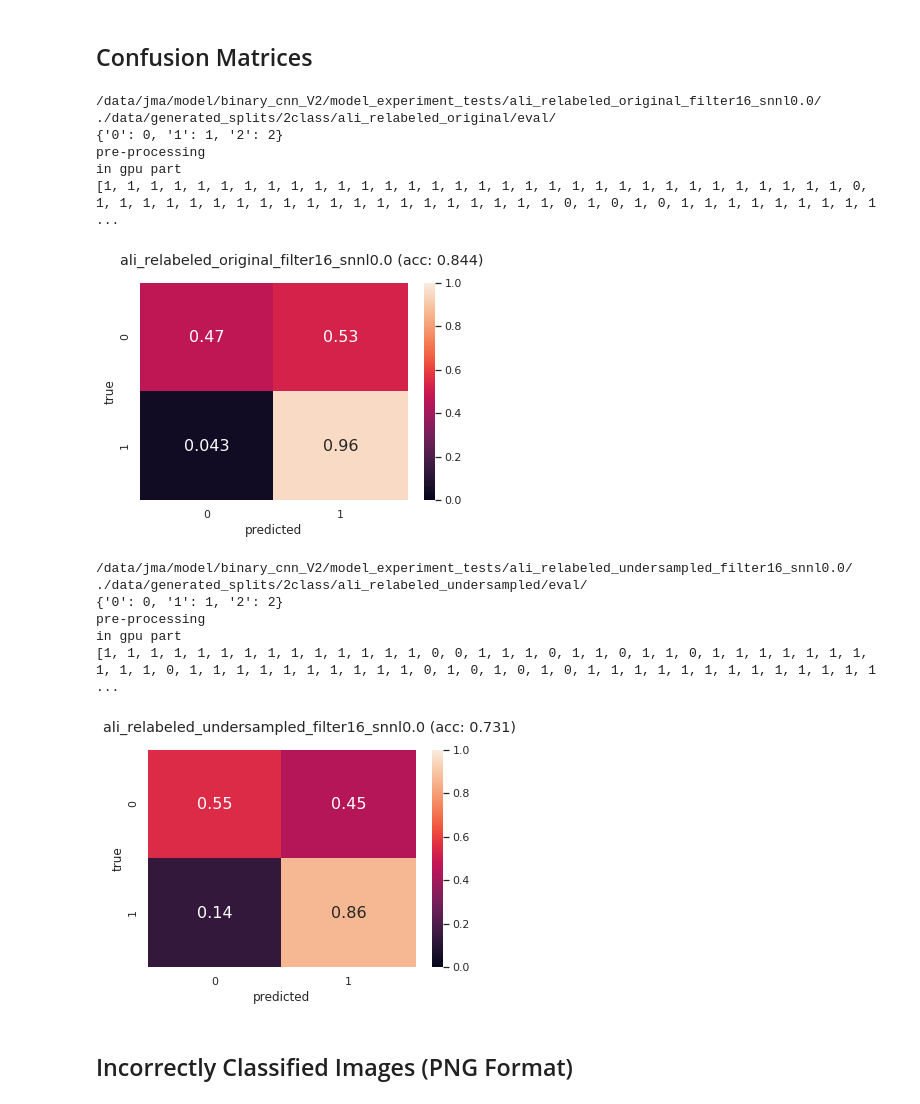
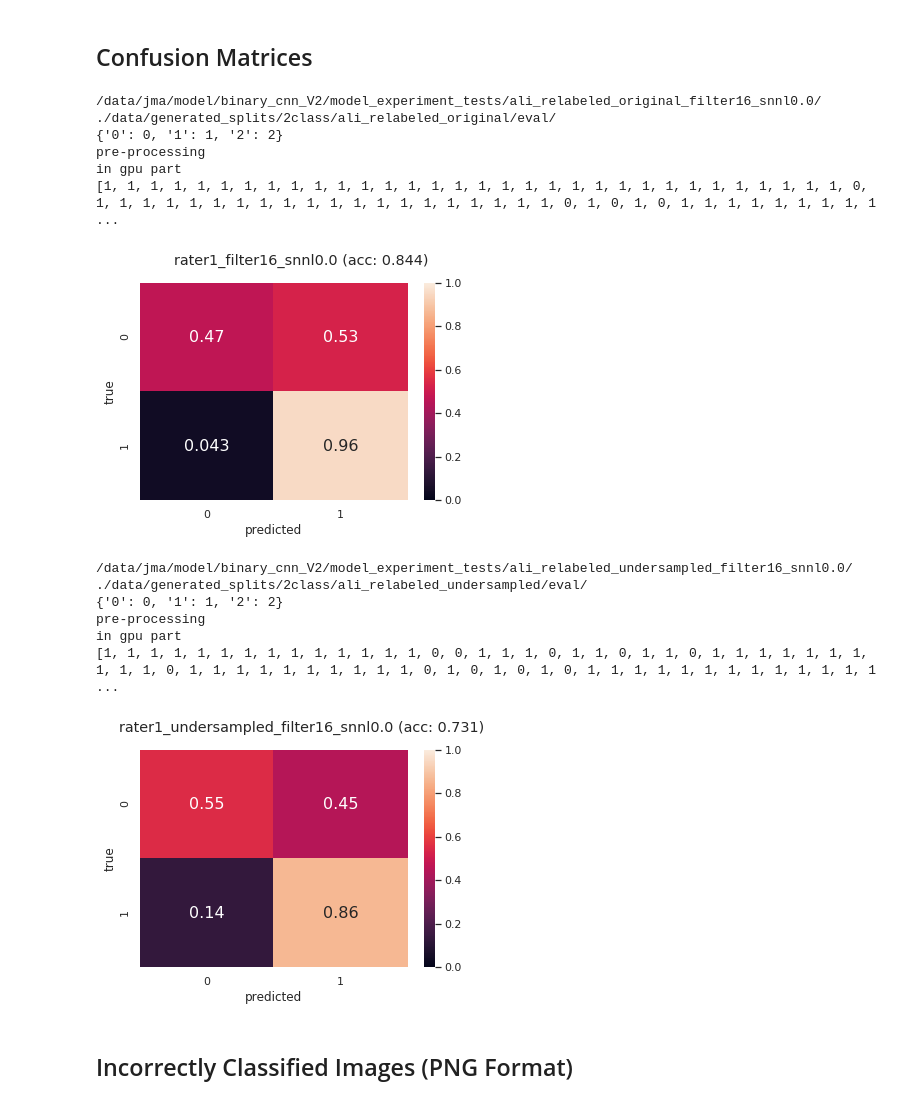
Before and after one commit to 18jeffreyma/motion-artifact, a Jupyter notebook: network_convnet_binary.ipynb, the cells around one changed output. Drawn from its saved outputs; the diff is of its cells as text; code cells hidden in the pictures.

Commit message:
accuracy graphs

```diff
--- a/network_convnet_binary.ipynb
+++ b/network_convnet_binary.ipynb
@@ -745,9 +747,9 @@ dataset_root = "./data/generated_splits/2class/"
 # sets = ["ali_relabeled_original", "peter_relabeled_original", "ali_relabeled_undersampled", "peter_relabeled_undersampled"]
 
 sets = ["ali_relabeled_original", "ali_relabeled_undersampled"]
+set_labels = ["rater1", 'rater1_undersampled']
 
-
-for dt_set in sets:
+for dt_set, set_label in zip(sets, set_labels):
     for filter_size in filter_sizes:
         for kernel_size in kernel_sizes:
 
@@ -784,42 +786,42 @@ for dt_set in sets:
                 predicted_labels = [elem['class_ids'][0] for elem in predictions]
 
                 predicted_probabilities = [elem['probabilities'] for elem in predictions]
                 print(predicted_labels)
 
 
                 accuracy = sklearn.metrics.accuracy_score(original_labels, predicted_labels)
 
                 cm = tf.confusion_matrix(original_labels, predicted_labels)
                 cm = tf.to_float(cm)
 
                 cm = cm.numpy()
 
                 row_sums = cm.sum(axis=1)
                 cm = cm / row_sums[:, np.newaxis]
 
                 df_cm = pd.DataFrame(cm, range(2), range(2))
                 #plt.figure(figsize = (10,7))
 
                 sns.set(font_scale=1)#for label size
-                plt.suptitle(dt_set + "_filter" + str(filter_size) + "_snnl" + str(snnl_weight) + " (acc: " + str('%.3f'%(accuracy)) + ")")
+                plt.suptitle(set_label + "_filter" + str(filter_size) + "_snnl" + str(snnl_weight) + " (acc: " + str('%.3f'%(accuracy)) + ")")
                 ax = sns.heatmap(df_cm, annot=True,annot_kws={"size": 16}, vmin=0, vmax=1.0)# font size
                 ax.set(xlabel='predicted', ylabel='true')
                 plt.show()
 # %% [output]
 /data/jma/model/binary_cnn_V2/model_experiment_tests/ali_relabeled_original_filter16_snnl0.0/
 ./data/generated_splits/2class/ali_relabeled_original/eval/
 {'0': 0, '1': 1, '2': 2}
 pre-processing
 in gpu part
 [1, 1, 1, 1, 1, 1, 1, 1, 1, 1, 1, 1, 1, 1, 1, 1, 1, 1, 1, 1, 1, 1, 1, 1, 1, 1, 1, 1, 1, 1, 1, 1, 0, 1, 1, 1, 1, 1, 1, 1, 1, 1, 1, 1, 1, 1, 1, 1, 1, 1, 1, 1, 1, 0, 1, 0, 1, 0, 1, 1, 1, 1, 1, 1, 1, 1, 1 ...
-[figure, old version]
+[figure, new version]
 /data/jma/model/binary_cnn_V2/model_experiment_tests/ali_relabeled_undersampled_filter16_snnl0.0/
 ./data/generated_splits/2class/ali_relabeled_undersampled/eval/
 {'0': 0, '1': 1, '2': 2}
 pre-processing
 in gpu part
 [1, 1, 1, 1, 1, 1, 1, 1, 1, 1, 1, 1, 1, 1, 0, 0, 1, 1, 1, 0, 1, 1, 0, 1, 1, 0, 1, 1, 1, 1, 1, 1, 1, 1, 1, 1, 0, 1, 1, 1, 1, 1, 1, 1, 1, 1, 1, 0, 1, 0, 1, 0, 1, 0, 1, 1, 1, 1, 1, 1, 1, 1, 1, 1, 1, 1, 1 ...
-[figure, old version]
+[figure, new version]
 # %% [markdown]
 ## Incorrectly Classified Images (PNG Format)
 # %%
```
Also changed, not shown: parts of 3 cells of this notebook, 1 other file.
